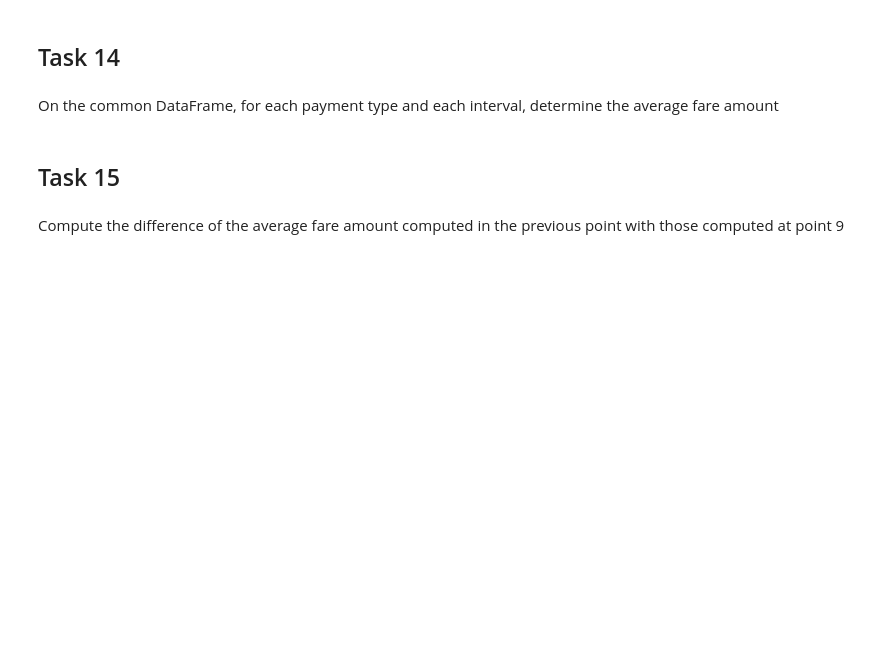
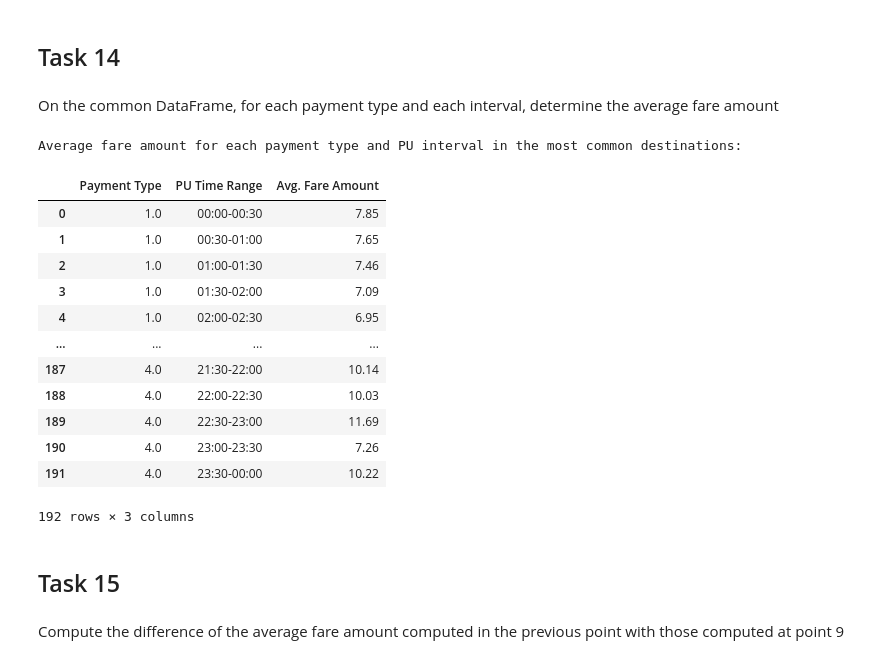
Before and after one commit to FrancescaNegriUniMiB/focsproject, a Jupyter notebook: Foundations_CS_2425.ipynb, the cells around one changed output. Saved outputs shown, nothing was run; the diff lists cells and outputs as text; code cells hidden in the pictures; blank space fills up the shorter version.

```diff
--- a/Foundations_CS_2425.ipynb
+++ b/Foundations_CS_2425.ipynb
@@ -468,6 +542,29 @@ Build a new DataFrame (called common) where, for each pickup location, we keep a
 ## Task 14
 # %% [markdown]
 On the common DataFrame, for each payment type and each interval, determine the average fare amount
+# %%
+common_avg_fare_amount = common.groupby(['payment_type', 'tpep_pickup_time_interval'])\
+                                        ['fare_amount'].mean().round(2).reset_index()
+
+common_avg_fare_amount.columns = ['Payment Type', 'PU Time Range', 'Avg. Fare Amount']
+
+print("\nAverage fare amount for each payment type and PU interval in the most common destinations:\n")
+display(common_avg_fare_amount)
+# %% [output]
+Average fare amount for each payment type and PU interval in the most common destinations:
+|  | Payment Type | PU Time Range | Avg. Fare Amount |
+| 0 | 1.0 | 00:00-00:30 | 7.85 |
+| 1 | 1.0 | 00:30-01:00 | 7.65 |
+| 2 | 1.0 | 01:00-01:30 | 7.46 |
+| 3 | 1.0 | 01:30-02:00 | 7.09 |
+| 4 | 1.0 | 02:00-02:30 | 6.95 |
+| ... | ... | ... | ... |
+| 187 | 4.0 | 21:30-22:00 | 10.14 |
+| 188 | 4.0 | 22:00-22:30 | 10.03 |
+| 189 | 4.0 | 22:30-23:00 | 11.69 |
+| 190 | 4.0 | 23:00-23:30 | 7.26 |
+| 191 | 4.0 | 23:30-00:00 | 10.22 |
+192 rows × 3 columns
 # %% [markdown]
 ## Task 15
 # %% [markdown]
```
Also changed, not shown: parts of 6 cells of this notebook.
